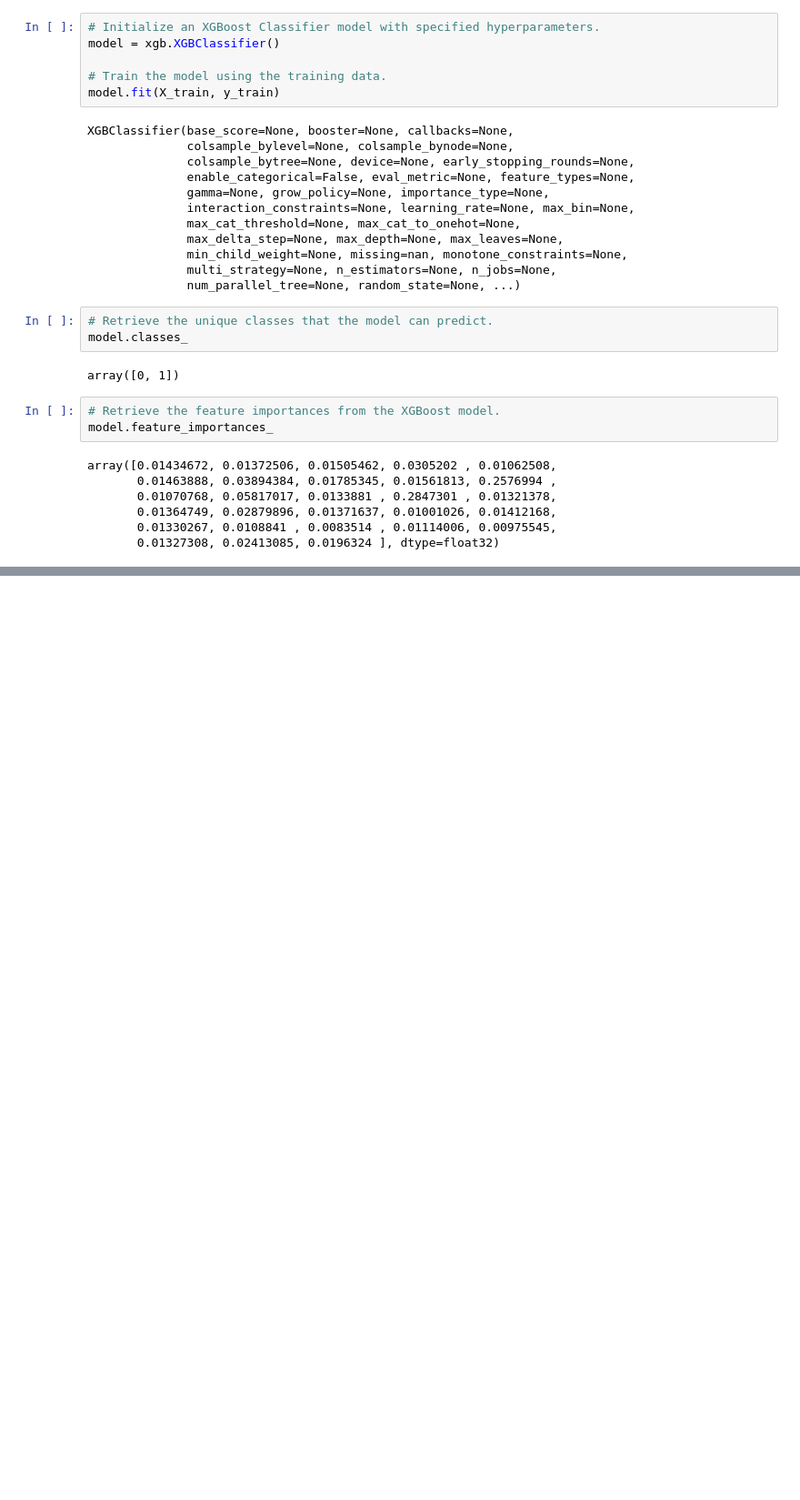
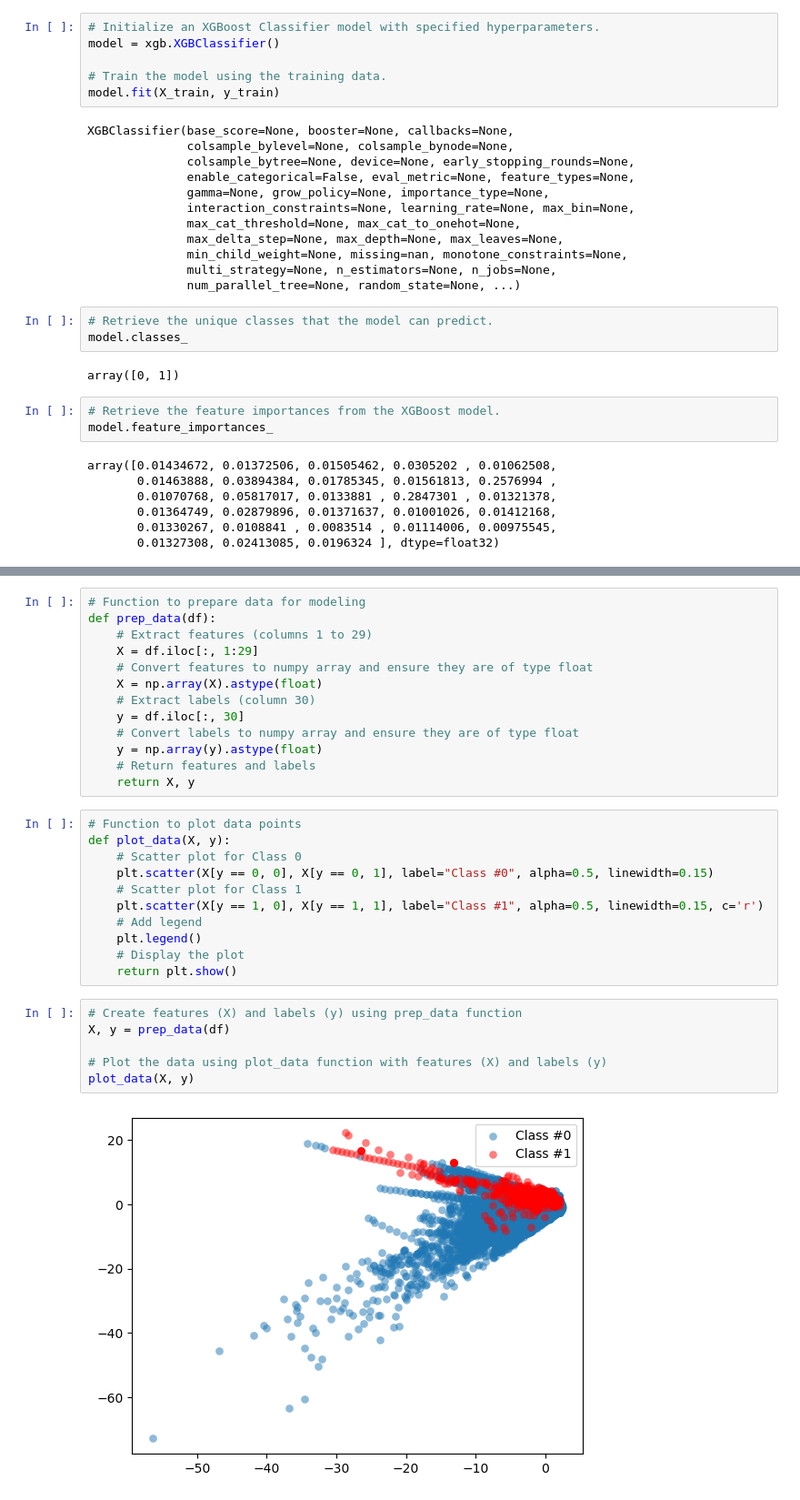
Before and after one commit to mmikayelyan/Detecting-Financial-Fraud-with-Machine-Learning, a Jupyter notebook: Project_Code.ipynb, the cells around one changed output, grey strips where cells are left out. Shown at 91% size. Saved outputs shown, nothing was run; the diff lists cells and outputs as text; blank space fills up the shorter version.

```diff
--- a/Project_Code.ipynb
+++ b/Project_Code.ipynb
@@ -605,0 +610,32 @@ array([0.01434672, 0.01372506, 0.01505462, 0.0305202 , 0.01062508,
+# %%
+# Function to prepare data for modeling
+def prep_data(df):
+    # Extract features (columns 1 to 29)
+    X = df.iloc[:, 1:29]
+    # Convert features to numpy array and ensure they are of type float
+    X = np.array(X).astype(float)
+    # Extract labels (column 30)
+    y = df.iloc[:, 30]
+    # Convert labels to numpy array and ensure they are of type float
+    y = np.array(y).astype(float)
+    # Return features and labels
+    return X, y
+# %%
+# Function to plot data points
+def plot_data(X, y):
+    # Scatter plot for Class 0
+    plt.scatter(X[y == 0, 0], X[y == 0, 1], label="Class #0", alpha=0.5, linewidth=0.15)
+    # Scatter plot for Class 1
+    plt.scatter(X[y == 1, 0], X[y == 1, 1], label="Class #1", alpha=0.5, linewidth=0.15, c='r')
+    # Add legend
+    plt.legend()
+    # Display the plot
+    return plt.show()
+# %%
+# Create features (X) and labels (y) using prep_data function
+X, y = prep_data(df)
+
+# Plot the data using plot_data function with features (X) and labels (y)
+plot_data(X, y)
+# %% [output]
+[figure, added]
```
Also changed, not shown: parts of 11 cells of this notebook.
